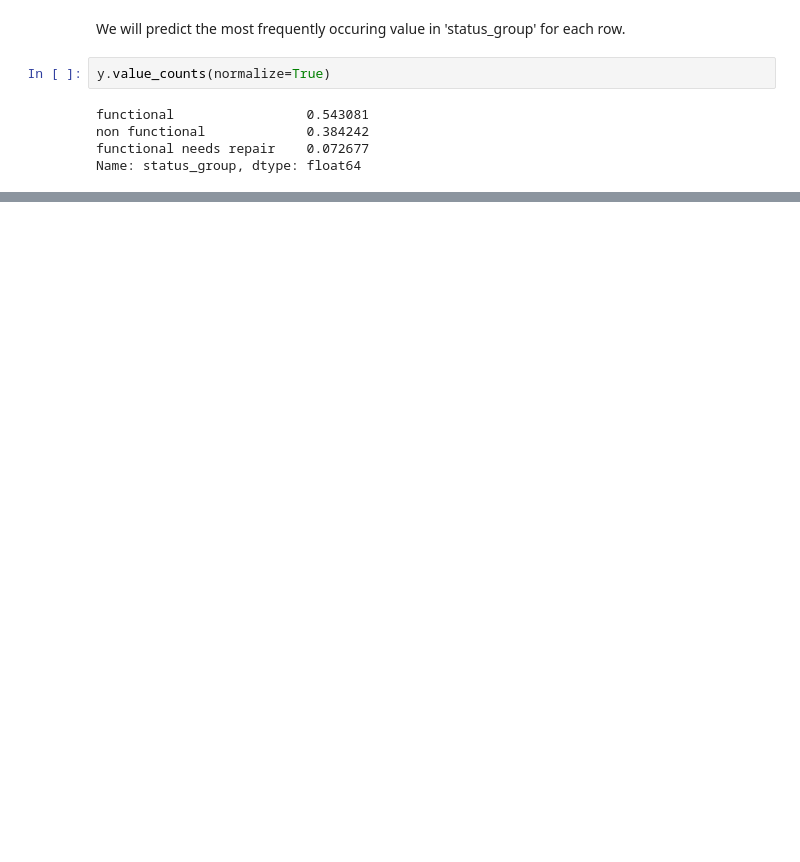
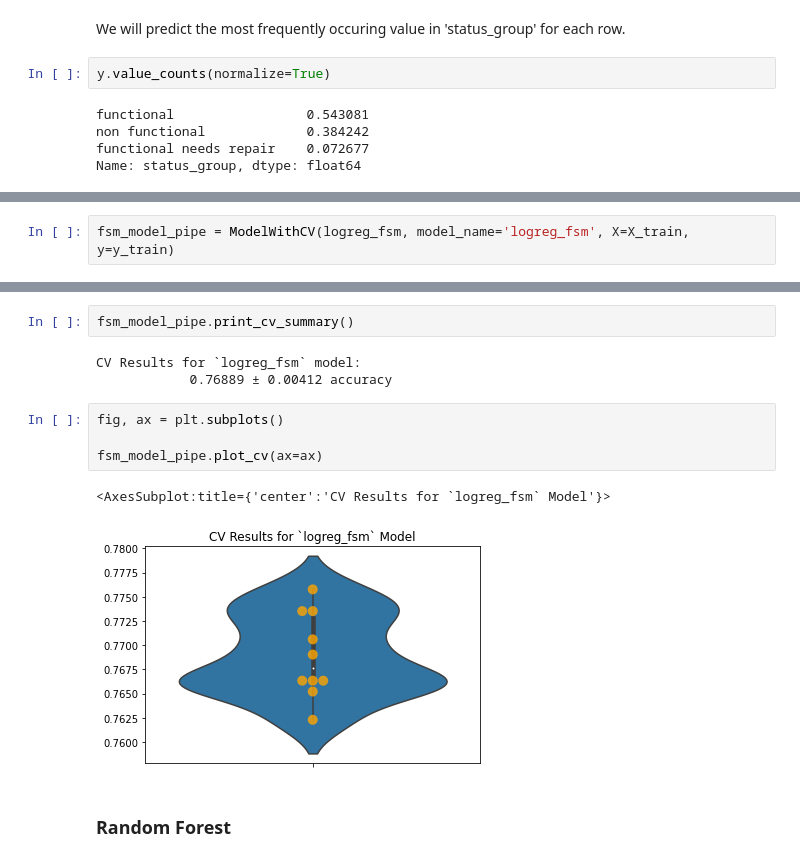
Before and after one commit to fetterollie/Tanzanian-Water-Wells, a Jupyter notebook: index.ipynb, the cells around one changed output, grey strips where cells are left out. Drawn from its saved outputs; the diff is of its cells as text; blank space fills up the shorter version.

```diff
--- a/index.ipynb
+++ b/index.ipynb
@@ -540,0 +684,2 @@ X = df.drop('scheme_name', axis=1)
+# %%
+fsm_model_pipe = ModelWithCV(logreg_fsm, model_name='logreg_fsm', X=X_train, y=y_train)
@@ -540,0 +704,14 @@ X = df.drop('scheme_name', axis=1)
+# %%
+fsm_model_pipe.print_cv_summary()
+# %% [output]
+CV Results for `logreg_fsm` model:
+            0.76889 ± 0.00412 accuracy
+# %%
+fig, ax = plt.subplots()
+
+fsm_model_pipe.plot_cv(ax=ax)
+# %% [output]
+<AxesSubplot:title={'center':'CV Results for `logreg_fsm` Model'}>
+[figure, added]
+# %% [markdown]
+### Random Forest
```
Also changed, not shown: parts of 44 cells of this notebook, 1 other file.
